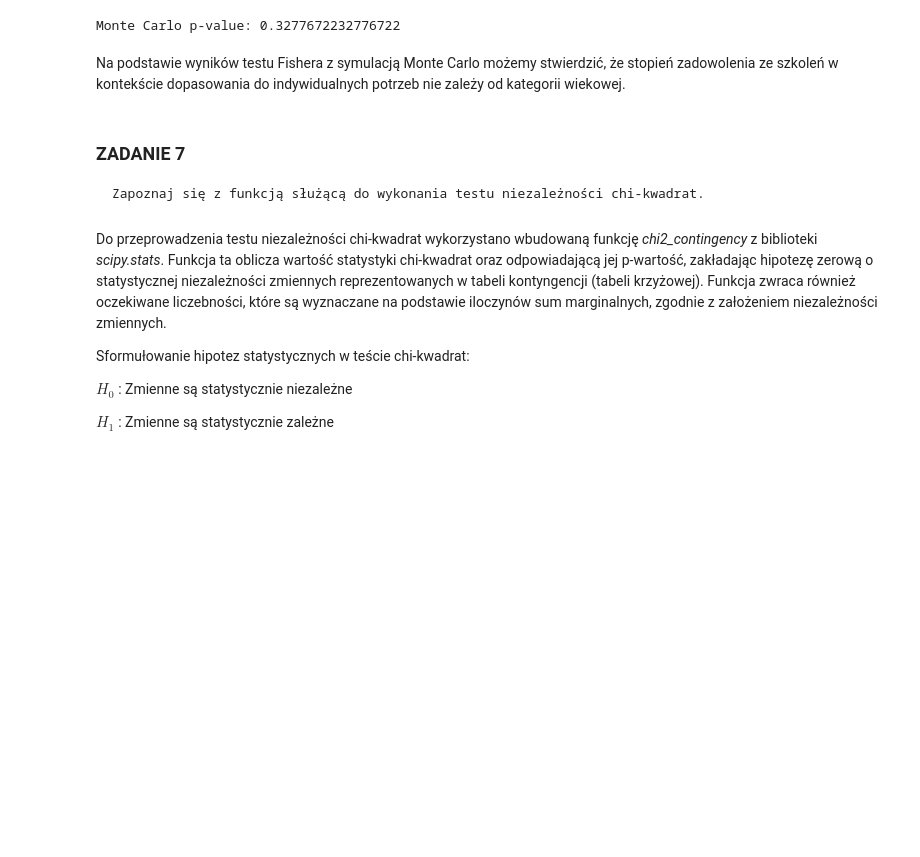
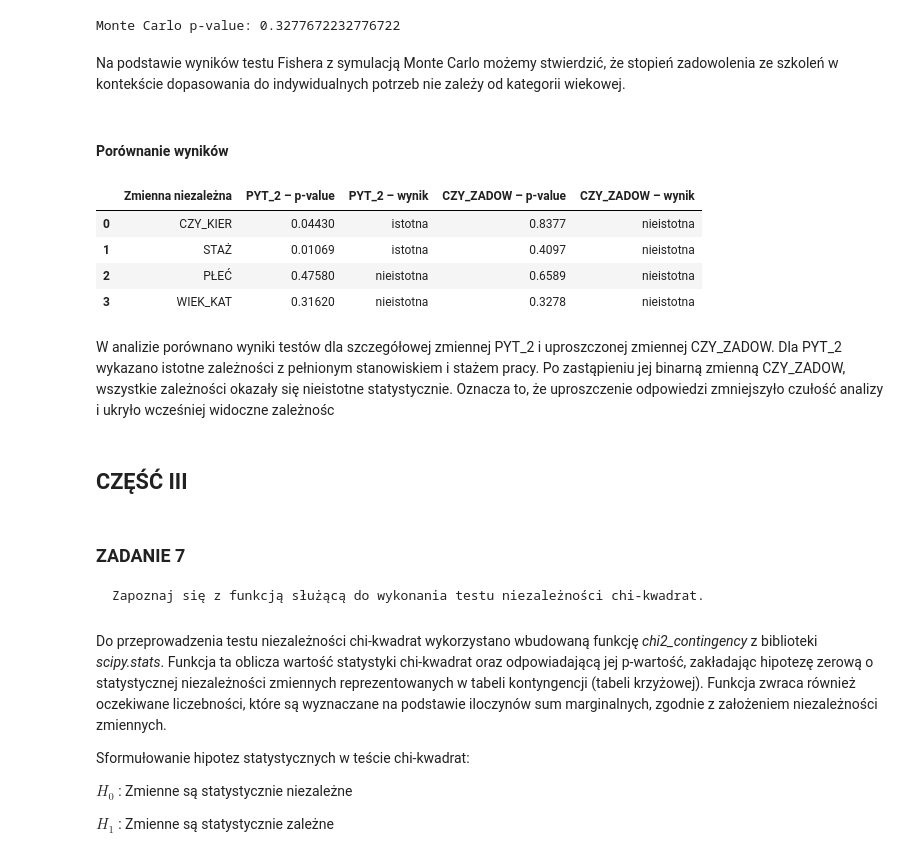
Before and after one commit to Jagaxxx/ADA_raporty, a Jupyter notebook: raport2/raport_l2.ipynb, the cells around one changed output. Cells and saved outputs as stored; diff of their text form; code cells hidden in the pictures; blank space fills up the shorter version.

```diff
--- a/raport2/raport_l2.ipynb
+++ b/raport2/raport_l2.ipynb
@@ -487,6 +497,29 @@ print("Monte Carlo p-value:", res.rx2('p.value')[0])
 Monte Carlo p-value: 0.3277672232776722
 # %% [markdown]
 Na podstawie wyników testu Fishera z symulacją Monte Carlo możemy stwierdzić, że stopień zadowolenia ze szkoleń w kontekście dopasowania do indywidualnych potrzeb nie zależy od kategorii wiekowej.
+# %% [markdown]
+#### Porównanie wyników
+# %%
+porownanie = {
+    'Zmienna niezależna': ['CZY_KIER', 'STAŻ', 'PŁEĆ', 'WIEK_KAT'],
+    'PYT_2 – p-value': [0.0443, 0.01069, 0.4758, 0.3162],
+    'PYT_2 – wynik': ['istotna', 'istotna', 'nieistotna', 'nieistotna'],
+    'CZY_ZADOW – p-value': [0.8377, 0.4097, 0.6589, 0.3278],
+    'CZY_ZADOW – wynik': ['nieistotna', 'nieistotna', 'nieistotna', 'nieistotna']
+}
+
+tabela_porownawcza = pd.DataFrame(porownanie)
+tabela_porownawcza
+# %% [output]
+|  | Zmienna niezależna | PYT_2 – p-value | PYT_2 – wynik | CZY_ZADOW – p-value | CZY_ZADOW – wynik |
+| 0 | CZY_KIER | 0.04430 | istotna | 0.8377 | nieistotna |
+| 1 | STAŻ | 0.01069 | istotna | 0.4097 | nieistotna |
+| 2 | PŁEĆ | 0.47580 | nieistotna | 0.6589 | nieistotna |
+| 3 | WIEK_KAT | 0.31620 | nieistotna | 0.3278 | nieistotna |
+# %% [markdown]
+W analizie porównano wyniki testów dla szczegółowej zmiennej PYT_2 i uproszczonej zmiennej CZY_ZADOW. Dla PYT_2 wykazano istotne zależności z pełnionym stanowiskiem i stażem pracy. Po zastąpieniu jej binarną zmienną CZY_ZADOW, wszystkie zależności okazały się nieistotne statystycznie. Oznacza to, że uproszczenie odpowiedzi zmniejszyło czułość analizy i ukryło wcześniej widoczne zależnośc
+# %% [markdown]
+## CZĘŚĆ III
 # %% [markdown]
 ### ZADANIE 7
     Zapoznaj się z funkcją służącą do wykonania testu niezależności chi-kwadrat.
```
Also changed, not shown: parts of 12 cells of this notebook.
